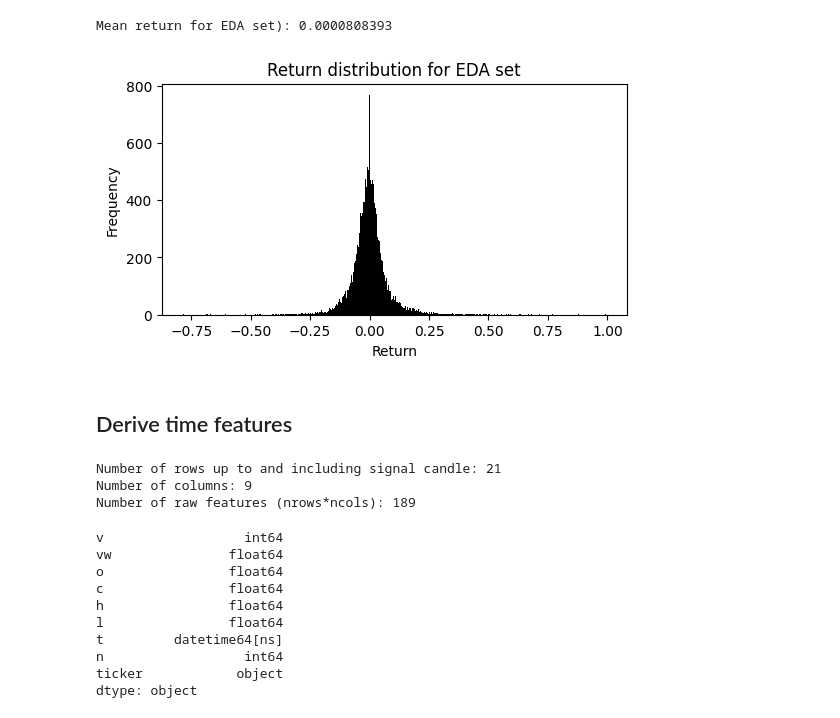
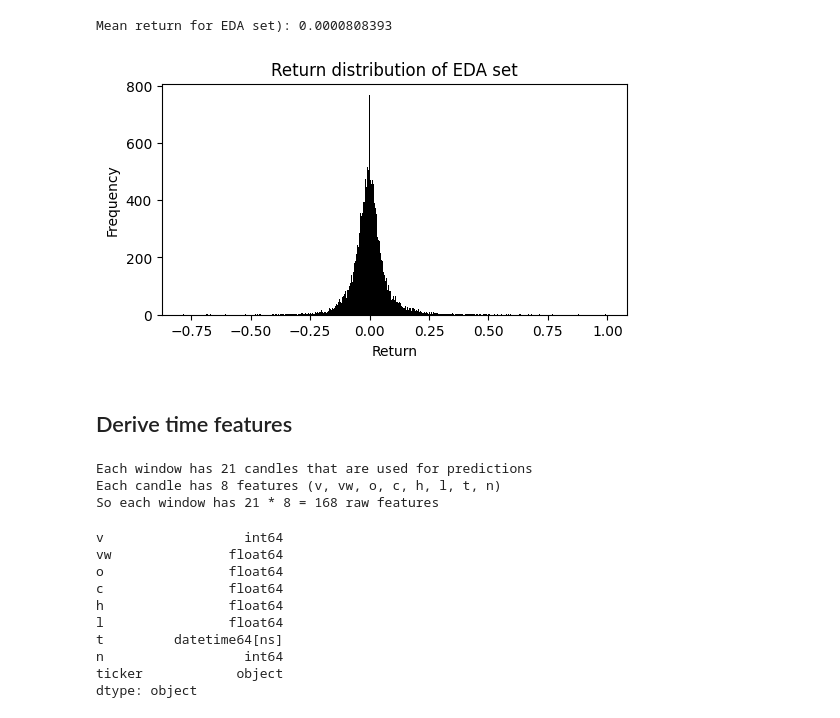
Before and after one commit to ladih/Candlestick-windows, a Jupyter notebook: candlewindows.ipynb, the cells around one changed output. Drawn from its saved outputs; the diff is of its cells as text; code cells hidden in the pictures.

```diff
--- a/candlewindows.ipynb
+++ b/candlewindows.ipynb
@@ -318,26 +318,28 @@ print(f"Mean return for EDA set): {baseline_eda:.10f}")
 # %% [output]
 Mean return for EDA set): 0.0000808393
 # %%
-# Distribution of returns for EDA set
-# filter: vol > 650000, high > 1, (high-low)/low > 0.1
+# Return distribution of EDA set
 plt.figure(figsize=(6,3))
 plt.hist(returns_eda, bins=500, color='black', label="top10")
-plt.title("Return distribution for EDA set")
+plt.title("Return distribution of EDA set")
 plt.xlabel("Return")
 plt.ylabel("Frequency")
 plt.show()
 # %% [output]
-[figure, old version]
+[figure, new version]
 # %% [markdown]
 ## Derive time features
 # %%
-print(f"Number of rows up to and including signal candle: {len(windows[0].iloc[:I_BUY_CANDLE])}")
-print(f"Number of columns: {len(windows[0].columns)}")
-print(f"Number of raw features (nrows*ncols): {len(windows[0].iloc[:I_BUY_CANDLE]) * len(windows[0].dtypes)}")
+n_pred_candles = len(windows[0].iloc[:I_BUY_CANDLE])
+n_features_per_candle = len(windows[0].columns) - 1 # Will not use ticker as feature
+
+print(f"Each window has {n_pred_candles} candles that are used for predictions")
+print(f"Each candle has {n_features_per_candle} features (v, vw, o, c, h, l, t, n)")
+print(f"So each window has {n_pred_candles} * {n_features_per_candle} = {n_pred_candles * n_features_per_candle} raw features")
 # %% [output]
-Number of rows up to and including signal candle: 21
-Number of columns: 9
-Number of raw features (nrows*ncols): 189
+Each window has 21 candles that are used for predictions
+Each candle has 8 features (v, vw, o, c, h, l, t, n)
+So each window has 21 * 8 = 168 raw features
 # %%
 windows[0].dtypes
 # %% [output]
```
Also changed, not shown: parts of 54 cells of this notebook, 1 other file.
